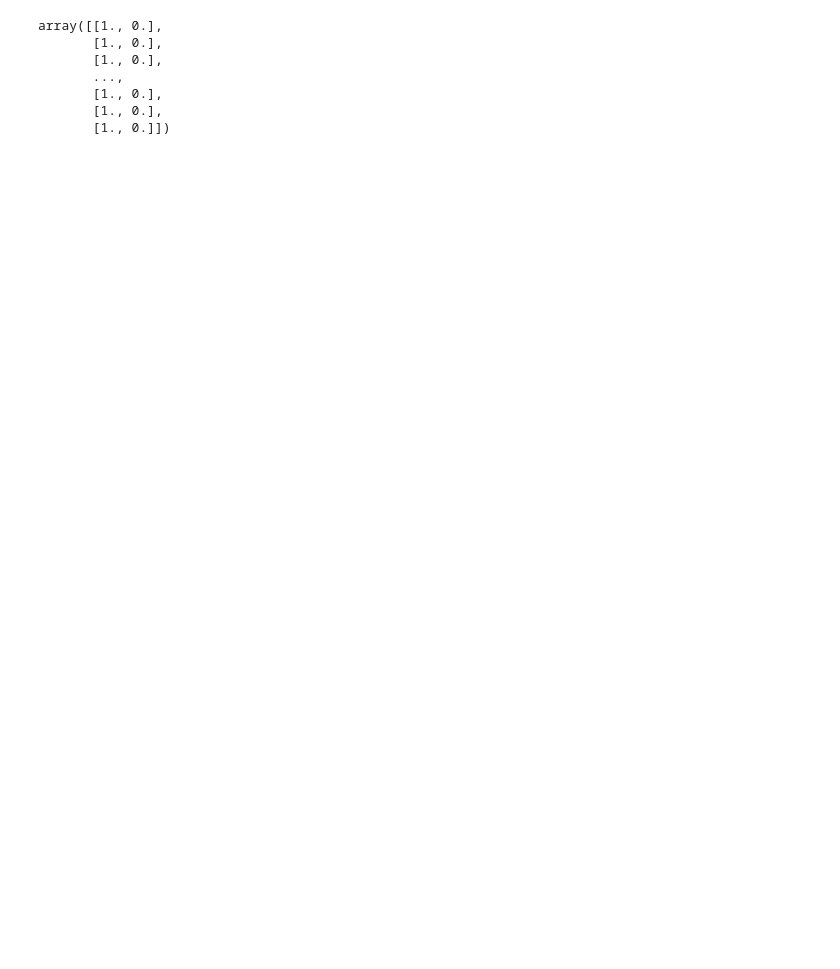
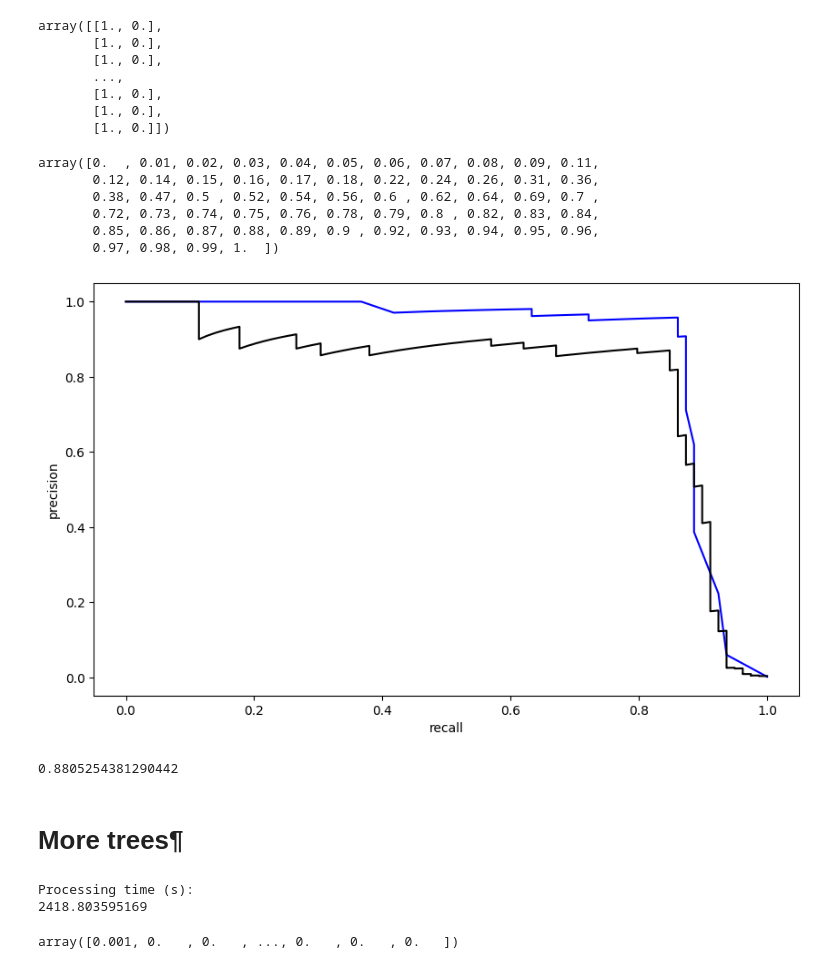
Before and after one commit to TimSim/FraudDetection, a Jupyter notebook: CreditCardFraudDetectionTF.ipynb, the cells around one changed output. Saved outputs shown, nothing was run; the diff lists cells and outputs as text; code cells hidden in the pictures; blank space fills up the shorter version.

```diff
--- a/CreditCardFraudDetectionTF.ipynb
+++ b/CreditCardFraudDetectionTF.ipynb
@@ -604,3 +614,36 @@ array([[1., 0.],
        [1., 0.]])
 # %%
 (precis4,recall4,thresh4) = precision_recall_curve(y_val,preds4[:,1])
+# %%
+thresh4
+# %% [output]
+array([0.  , 0.01, 0.02, 0.03, 0.04, 0.05, 0.06, 0.07, 0.08, 0.09, 0.11,
+       0.12, 0.14, 0.15, 0.16, 0.17, 0.18, 0.22, 0.24, 0.26, 0.31, 0.36,
+       0.38, 0.47, 0.5 , 0.52, 0.54, 0.56, 0.6 , 0.62, 0.64, 0.69, 0.7 ,
+       0.72, 0.73, 0.74, 0.75, 0.76, 0.78, 0.79, 0.8 , 0.82, 0.83, 0.84,
+       0.85, 0.86, 0.87, 0.88, 0.89, 0.9 , 0.92, 0.93, 0.94, 0.95, 0.96,
+       0.97, 0.98, 0.99, 1.  ])
+# %%
+(precis4,recall4,thresh4) = precision_recall_curve(y_val,preds4[:,1])
+plt.plot(recall4,precis4,'b')
+plt.plot(recall3,precis3,'k')
+plt.xlabel('recall')
+plt.ylabel('precision')
+plt.show()
+# %% [output]
+[figure, added]
+# %%
+print(auc(recall4,precis4))
+# %% [output]
+0.8805254381290442
+# %% [markdown]
+# More trees¶
+# %%
+tic=time.process_time()
+pipe5 = Pipeline([('rafo',RandomForestClassifier(n_estimators=1000,n_jobs=-1))])
+_=pipe5.fit(X_train,y_train)
+print('Processing time (s):')
+print(time.process_time()-tic)
+# %% [output]
+Processing time (s):
+2418.803595169
@@ -606,0 +652,4 @@ array([[1., 0.],
+# %%
+preds5[:,1]
+# %% [output]
+array([0.001, 0.   , 0.   , ..., 0.   , 0.   , 0.   ])
```
Also changed, not shown: parts of 31 cells of this notebook.
